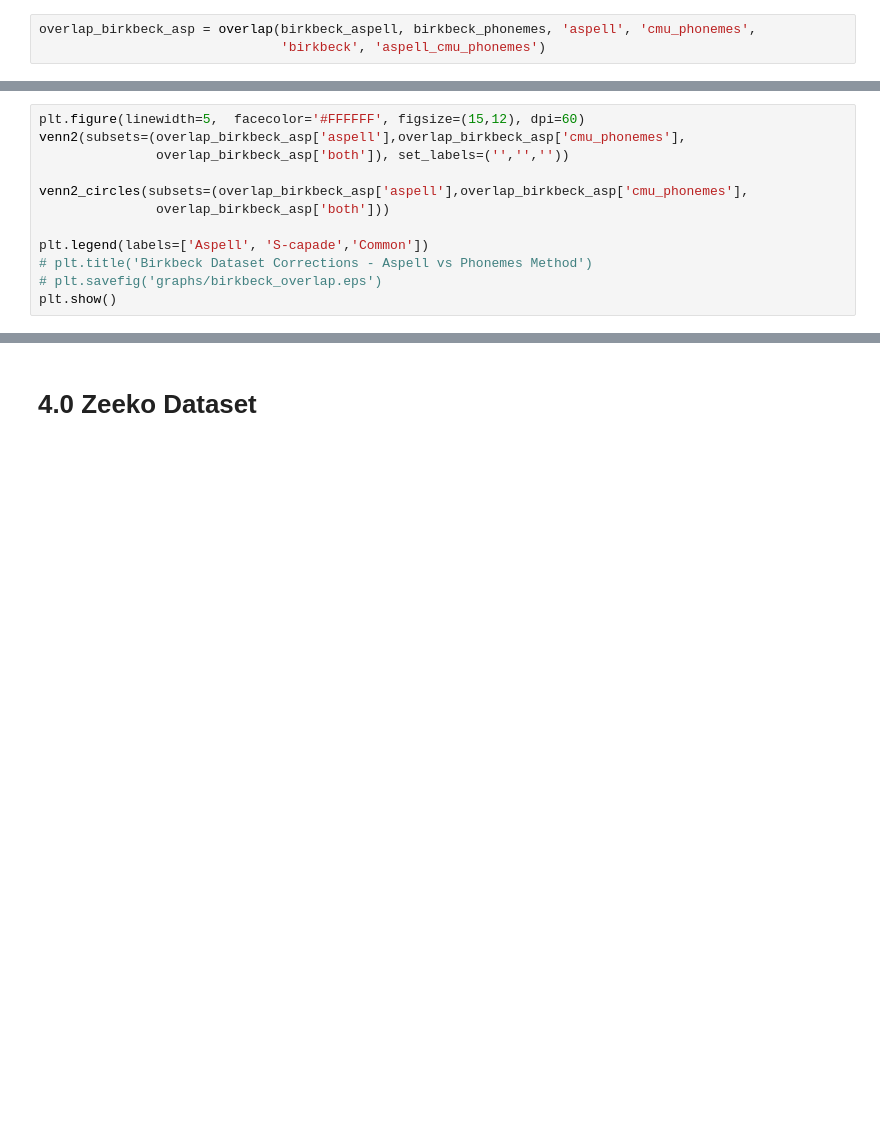
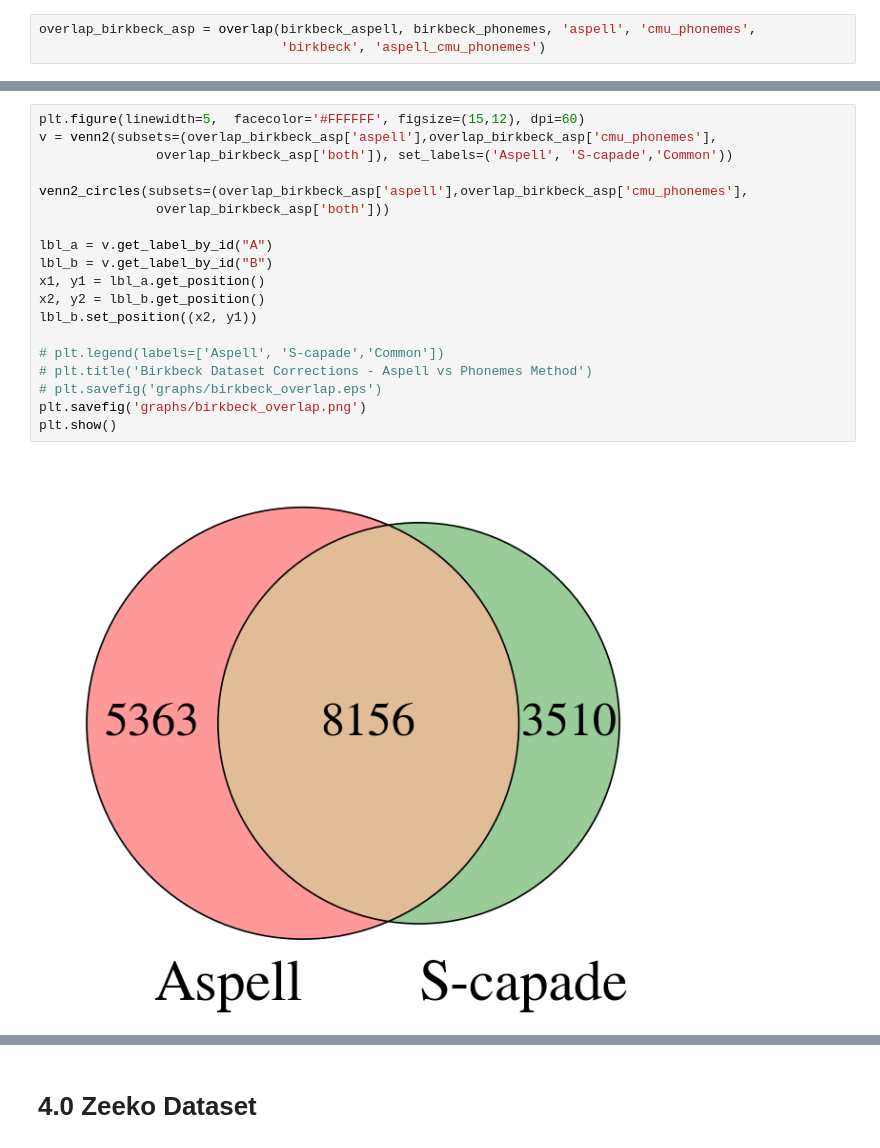
Before and after one commit to ucd-csl/Scapade, a Jupyter notebook: data_analysis/results_spelling_correction_overlap_and_scores.ipynb, the cells around one changed output, grey strips where cells are left out. Saved outputs shown, nothing was run; the diff lists cells and outputs as text; blank space fills up the shorter version.

```diff
--- a/data_analysis/results_spelling_correction_overlap_and_scores.ipynb
+++ b/data_analysis/results_spelling_correction_overlap_and_scores.ipynb
@@ -534,15 +601,24 @@ overlap_birkbeck_asp
 # %%
 plt.figure(linewidth=5,  facecolor='#FFFFFF', figsize=(15,12), dpi=60)
-venn2(subsets=(overlap_birkbeck_asp['aspell'],overlap_birkbeck_asp['cmu_phonemes'],
-               overlap_birkbeck_asp['both']), set_labels=('','',''))
+v = venn2(subsets=(overlap_birkbeck_asp['aspell'],overlap_birkbeck_asp['cmu_phonemes'],
+               overlap_birkbeck_asp['both']), set_labels=('Aspell', 'S-capade','Common'))
 
 venn2_circles(subsets=(overlap_birkbeck_asp['aspell'],overlap_birkbeck_asp['cmu_phonemes'],
                overlap_birkbeck_asp['both']))
 
-plt.legend(labels=['Aspell', 'S-capade','Common'])
+lbl_a = v.get_label_by_id("A")
+lbl_b = v.get_label_by_id("B")
+x1, y1 = lbl_a.get_position()
+x2, y2 = lbl_b.get_position()
+lbl_b.set_position((x2, y1))
+
+# plt.legend(labels=['Aspell', 'S-capade','Common'])
 # plt.title('Birkbeck Dataset Corrections - Aspell vs Phonemes Method')
 # plt.savefig('graphs/birkbeck_overlap.eps')
+plt.savefig('graphs/birkbeck_overlap.png')
 plt.show()
+# %% [output]
+[figure, added]
 # %%
 print(color.BOLD + "Birkbeck Overlap Aspell vs S-capade \n" + color.END)
 print_overlap_scores(overlap_birkbeck_asp, 'Aspell')
```
Also changed, not shown: parts of 51 cells of this notebook, 15 other files.
